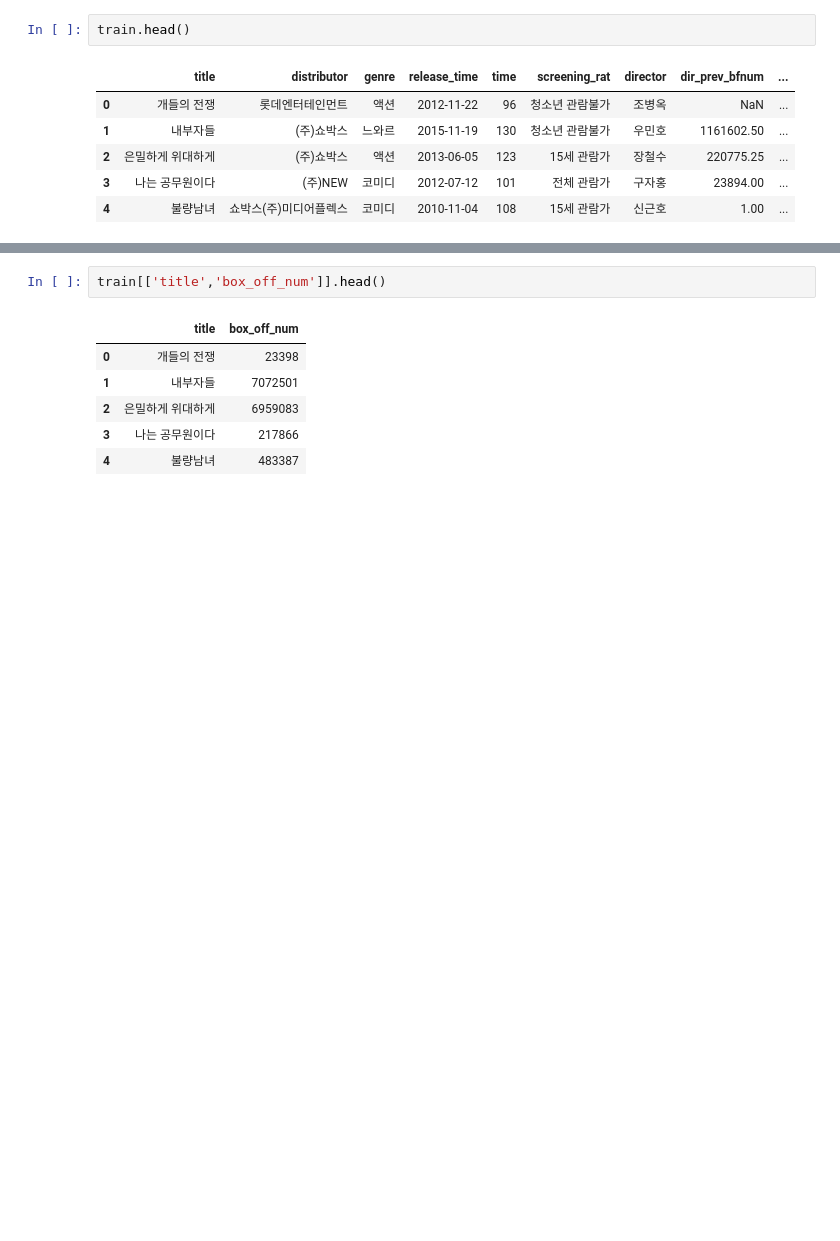
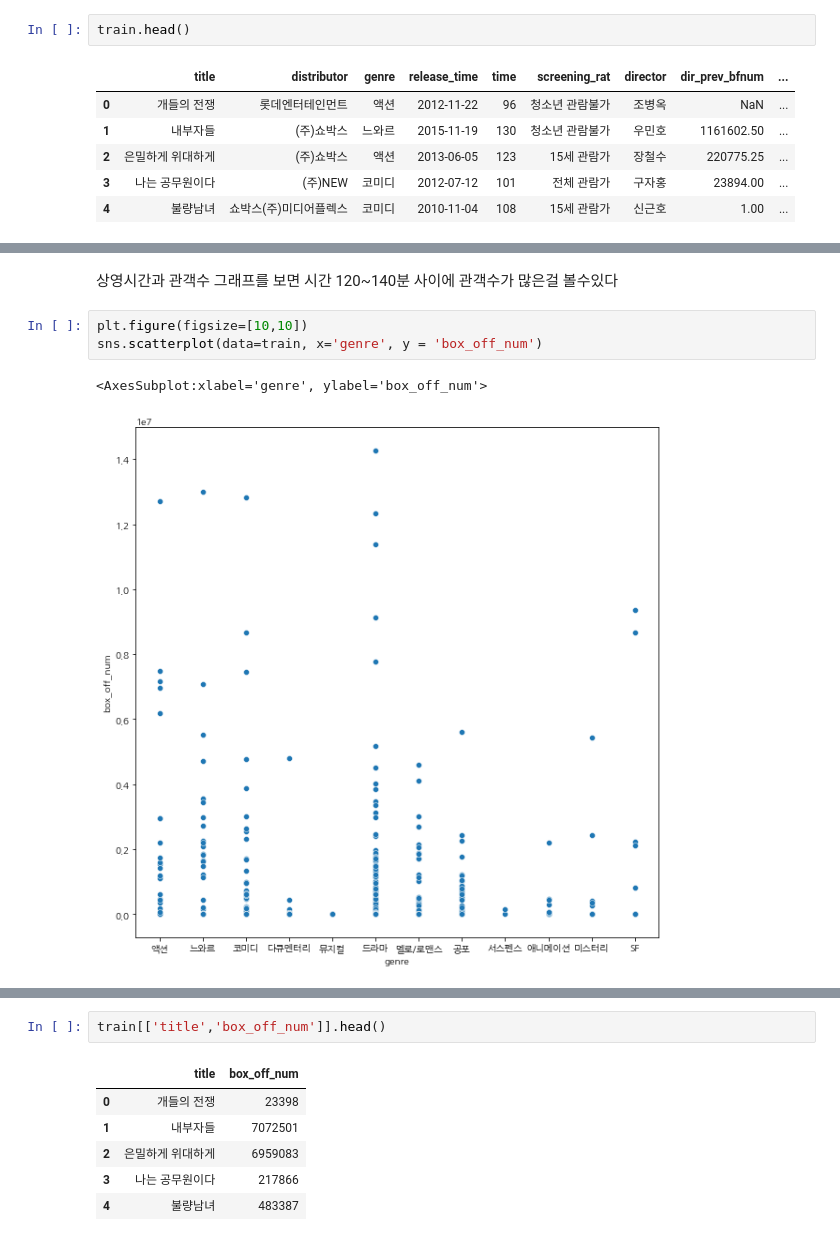
Before and after one commit to choiuikang/contest, a Jupyter notebook: dacon/The_number_of_movie_viewers.ipynb, the cells around one changed output, grey strips where cells are left out. Saved outputs shown, nothing was run; the diff lists cells and outputs as text; blank space fills up the shorter version.

```diff
--- a/dacon/The_number_of_movie_viewers.ipynb
+++ b/dacon/The_number_of_movie_viewers.ipynb
@@ -64,0 +98,8 @@ train.sort_values(ascending = False,by = 'box_off_num').head(20)
+# %% [markdown]
+상영시간과 관객수 그래프를 보면 시간 120~140분 사이에 관객수가 많은걸 볼수있다
+# %%
+plt.figure(figsize=[10,10])
+sns.scatterplot(data=train, x='genre', y = 'box_off_num')
+# %% [output]
+<AxesSubplot:xlabel='genre', ylabel='box_off_num'>
+[figure, added]
```
Also changed, not shown: parts of 20 cells of this notebook.
